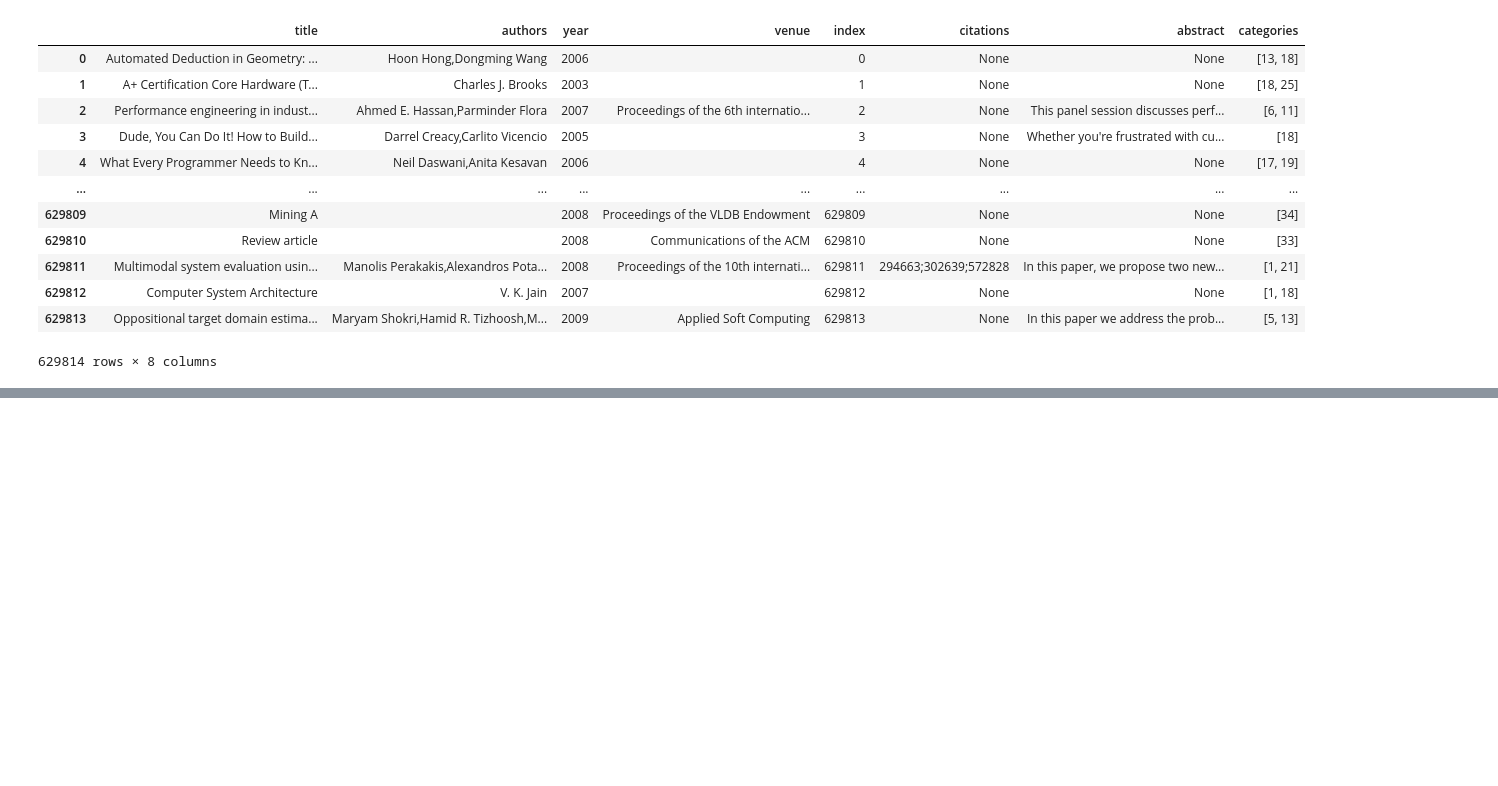
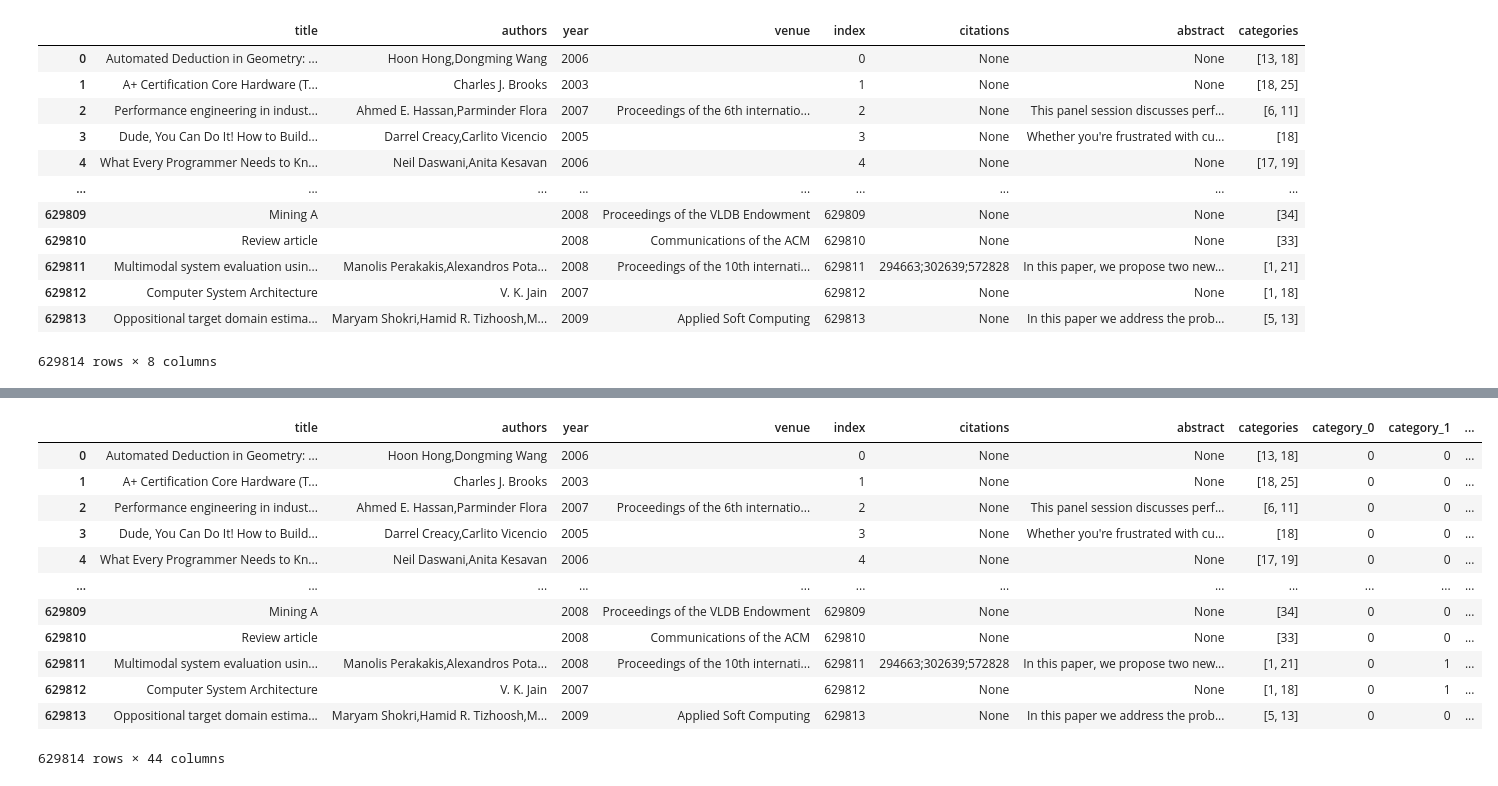
Before and after one commit to tommasosommaruga/Data_challenge_ENT, a Jupyter notebook: main_nb.ipynb, the cells around one changed output, grey strips where cells are left out. Cells and saved outputs as stored; diff of their text form; code cells hidden in the pictures; blank space fills up the shorter version.

```diff
--- a/main_nb.ipynb
+++ b/main_nb.ipynb
@@ -181,0 +201,16 @@ df[df['authors'].apply(lambda x: len(x)) == 0]
+# %%
+df
+# %% [output]
+|  | title | authors | year | venue | index | citations | abstract | categories | category_0 | category_1 | ... |
+| 0 | Automated Deduction in Geometry: ... | Hoon Hong,Dongming Wang | 2006 |  | 0 | None | None | [13, 18] | 0 | 0 | ... |
+| 1 | A+ Certification Core Hardware (T... | Charles J. Brooks | 2003 |  | 1 | None | None | [18, 25] | 0 | 0 | ... |
+| 2 | Performance engineering in indust... | Ahmed E. Hassan,Parminder Flora | 2007 | Proceedings of the 6th internatio... | 2 | None | This panel session discusses perf... | [6, 11] | 0 | 0 | ... |
+| 3 | Dude, You Can Do It! How to Build... | Darrel Creacy,Carlito Vicencio | 2005 |  | 3 | None | Whether you're frustrated with cu... | [18] | 0 | 0 | ... |
+| 4 | What Every Programmer Needs to Kn... | Neil Daswani,Anita Kesavan | 2006 |  | 4 | None | None | [17, 19] | 0 | 0 | ... |
+| ... | ... | ... | ... | ... | ... | ... | ... | ... | ... | ... | ... |
+| 629809 | Mining A |  | 2008 | Proceedings of the VLDB Endowment | 629809 | None | None | [34] | 0 | 0 | ... |
+| 629810 | Review article |  | 2008 | Communications of the ACM | 629810 | None | None | [33] | 0 | 0 | ... |
+| 629811 | Multimodal system evaluation usin... | Manolis Perakakis,Alexandros Pota... | 2008 | Proceedings of the 10th internati... | 629811 | 294663;302639;572828 | In this paper, we propose two new... | [1, 21] | 0 | 1 | ... |
+| 629812 | Computer System Architecture | V. K. Jain | 2007 |  | 629812 | None | None | [1, 18] | 0 | 1 | ... |
+| 629813 | Oppositional target domain estima... | Maryam Shokri,Hamid R. Tizhoosh,M... | 2009 | Applied Soft Computing | 629813 | None | In this paper we address the prob... | [5, 13] | 0 | 0 | ... |
+629814 rows × 44 columns
```
Also changed, not shown: parts of 3 cells of this notebook.
